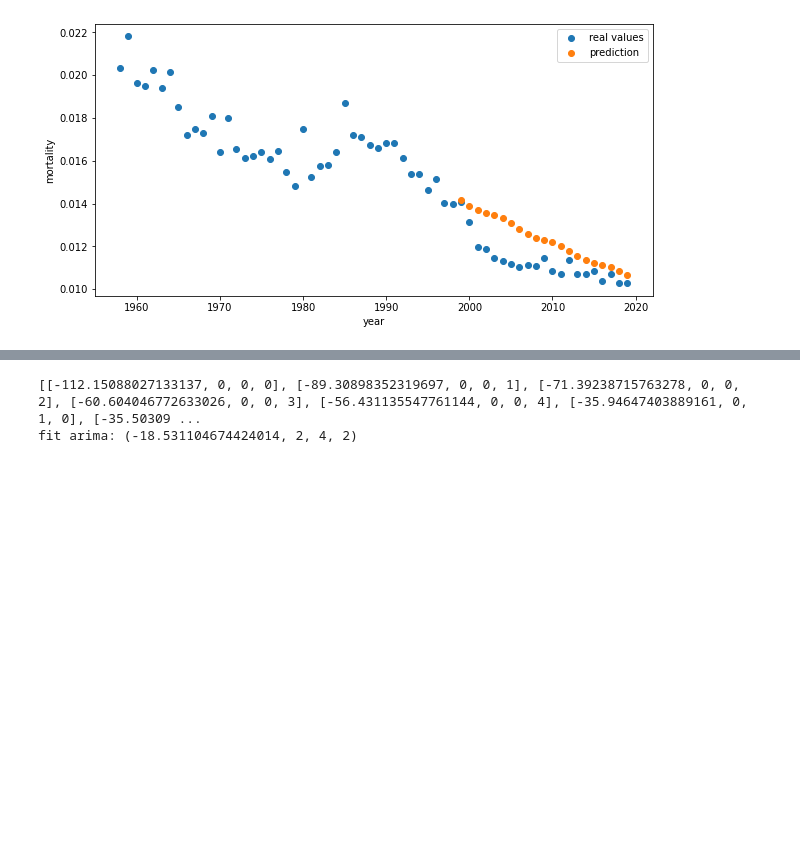
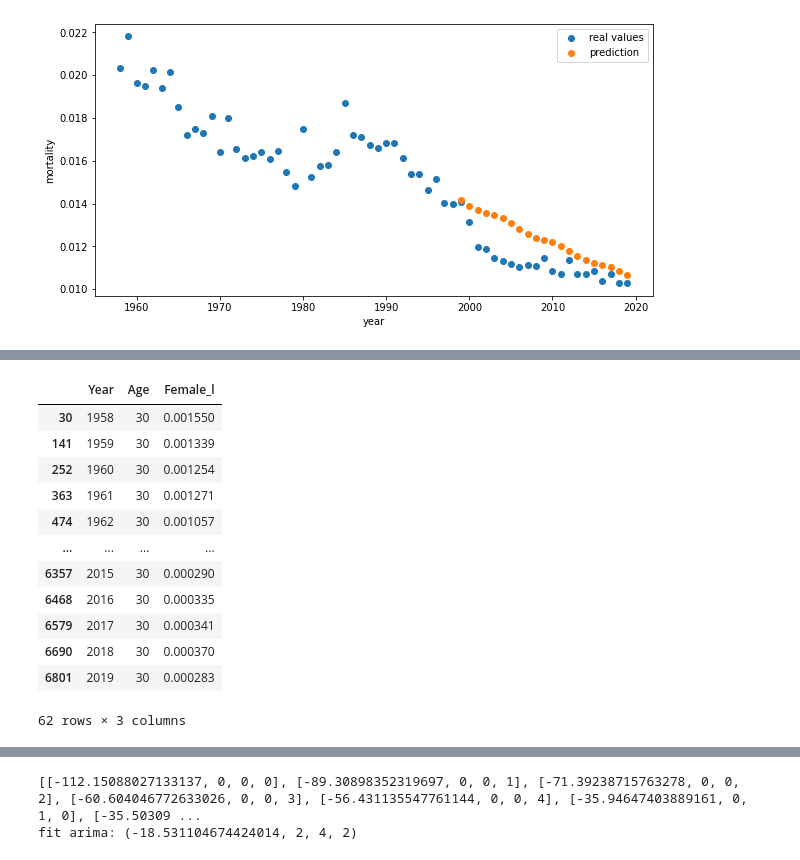
Before and after one commit to rogulforce/life_insurance_projekt, a Jupyter notebook: main_split_clean.ipynb, the cells around one changed output, grey strips where cells are left out. Drawn from its saved outputs; the diff is of its cells as text; code cells hidden in the pictures; blank space fills up the shorter version.

```diff
--- a/main_split_clean.ipynb
+++ b/main_split_clean.ipynb
@@ -138,0 +194,18 @@ plt.savefig('figure.svg')
+# %%
+real_vals = mortality[mortality['Age']==30][['Year','Age',column]]
+real_vals[column] = real_vals[column].apply(lambda x: np.exp(x))
+real_vals
+# %% [output]
+|  | Year | Age | Female_l |
+| 30 | 1958 | 30 | 0.001550 |
+| 141 | 1959 | 30 | 0.001339 |
+| 252 | 1960 | 30 | 0.001254 |
+| 363 | 1961 | 30 | 0.001271 |
+| 474 | 1962 | 30 | 0.001057 |
+| ... | ... | ... | ... |
+| 6357 | 2015 | 30 | 0.000290 |
+| 6468 | 2016 | 30 | 0.000335 |
+| 6579 | 2017 | 30 | 0.000341 |
+| 6690 | 2018 | 30 | 0.000370 |
+| 6801 | 2019 | 30 | 0.000283 |
+62 rows × 3 columns
```
Also changed, not shown: parts of 11 cells of this notebook, 6 other files.
